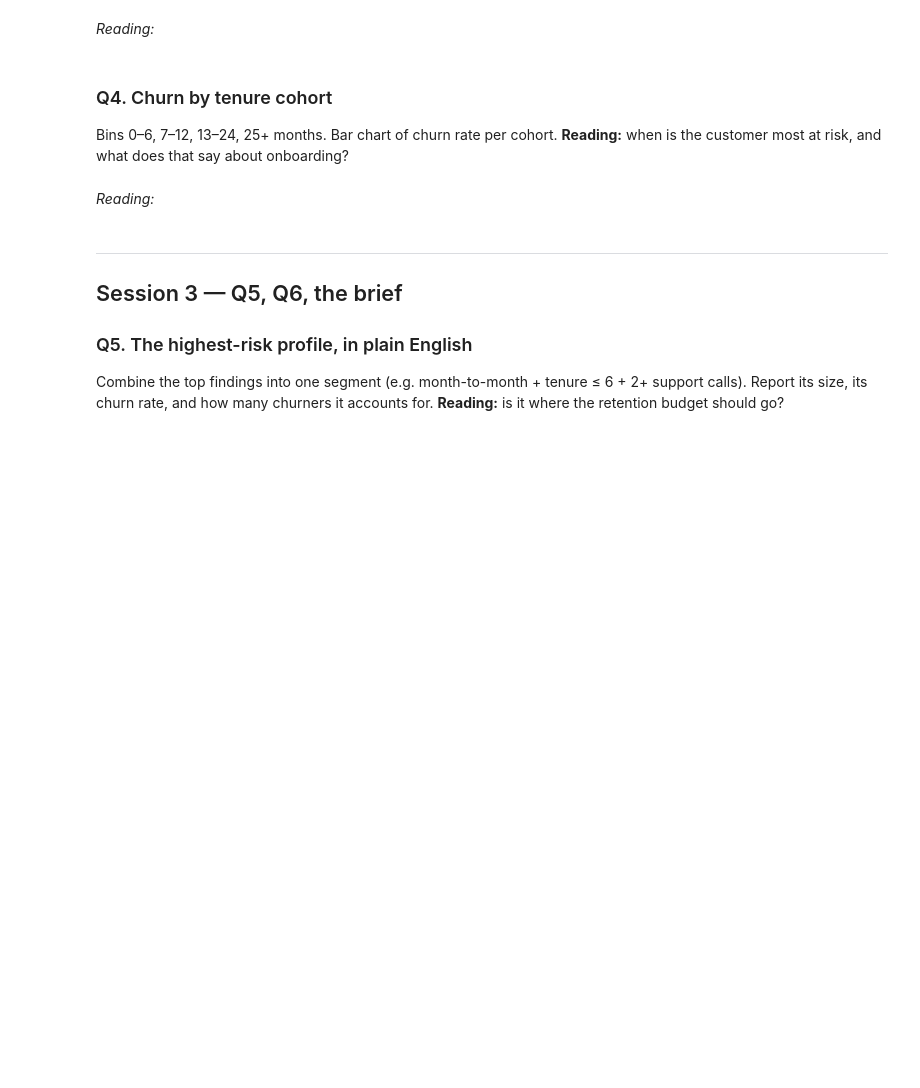
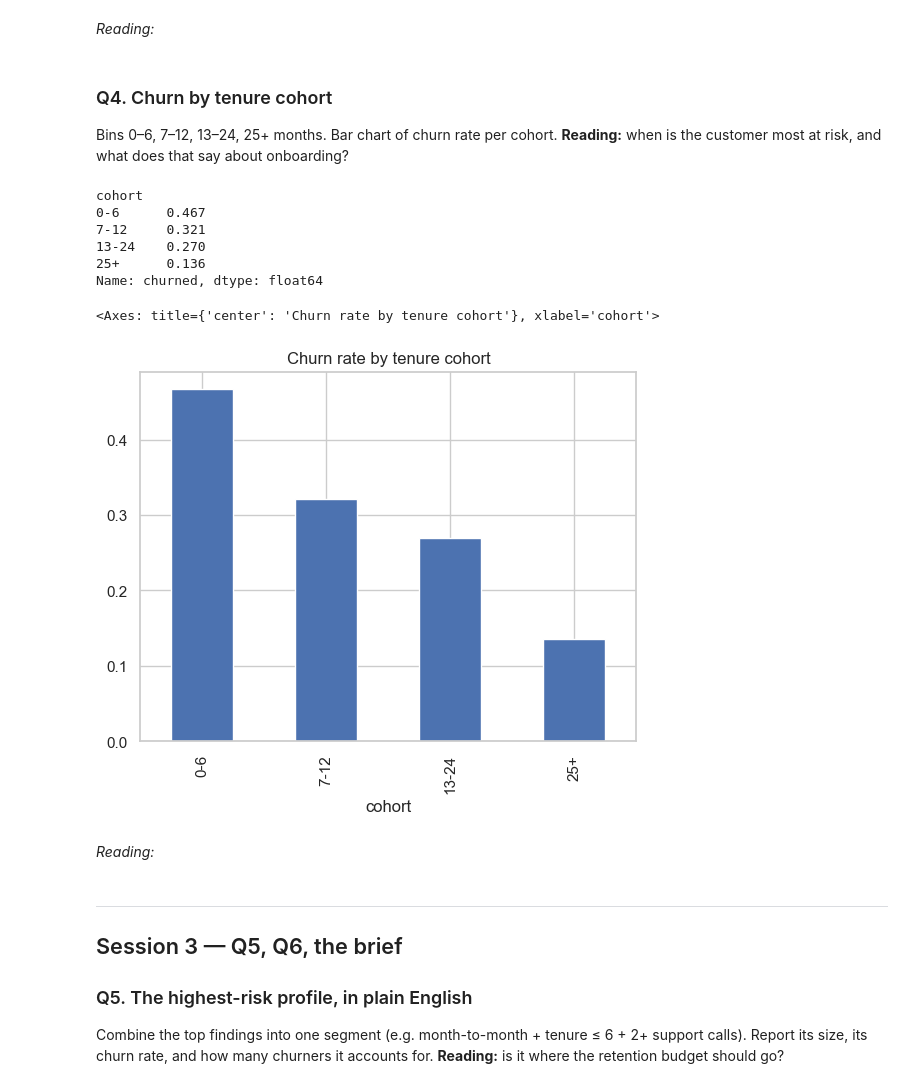
Before and after one commit to brahmanandmathpati/TeleConnect-Customer-Churn-Analysis, a Jupyter notebook: teleconnect_churn_student_v1.1.ipynb, the cells around one changed output. Drawn from its saved outputs; the diff is of its cells as text; code cells hidden in the pictures; blank space fills up the shorter version.

```diff
--- a/teleconnect_churn_student_v1.1.ipynb
+++ b/teleconnect_churn_student_v1.1.ipynb
@@ -237,6 +267,18 @@ Bins 0–6, 7–12, 13–24, 25+ months. Bar chart of churn rate per cohort. **R
 # %%
 # YOUR CODE HERE
 # Hint: pd.cut(tenure, bins=[0,6,12,24,999]); groupby cohort churn rate; barplot
+df["cohort"] = pd.cut(df.tenure_months, [-1, 6, 12, 24, 999] labels=["0-6", "7-12", "13-24", "25+"])
+r = df.groupby("cohort", observed=True).churned.mean()
+print(r.round(3)); r.plot.bar(title="Churn rate by tenure cohort")
+# %% [output]
+cohort
+0-6      0.467
+7-12     0.321
+13-24    0.270
+25+      0.136
+Name: churned, dtype: float64
+<Axes: title={'center': 'Churn rate by tenure cohort'}, xlabel='cohort'>
+[figure, added]
 # %% [markdown]
 *Reading:*
 # %% [markdown]
```
Also changed, not shown: parts of 9 cells of this notebook.
